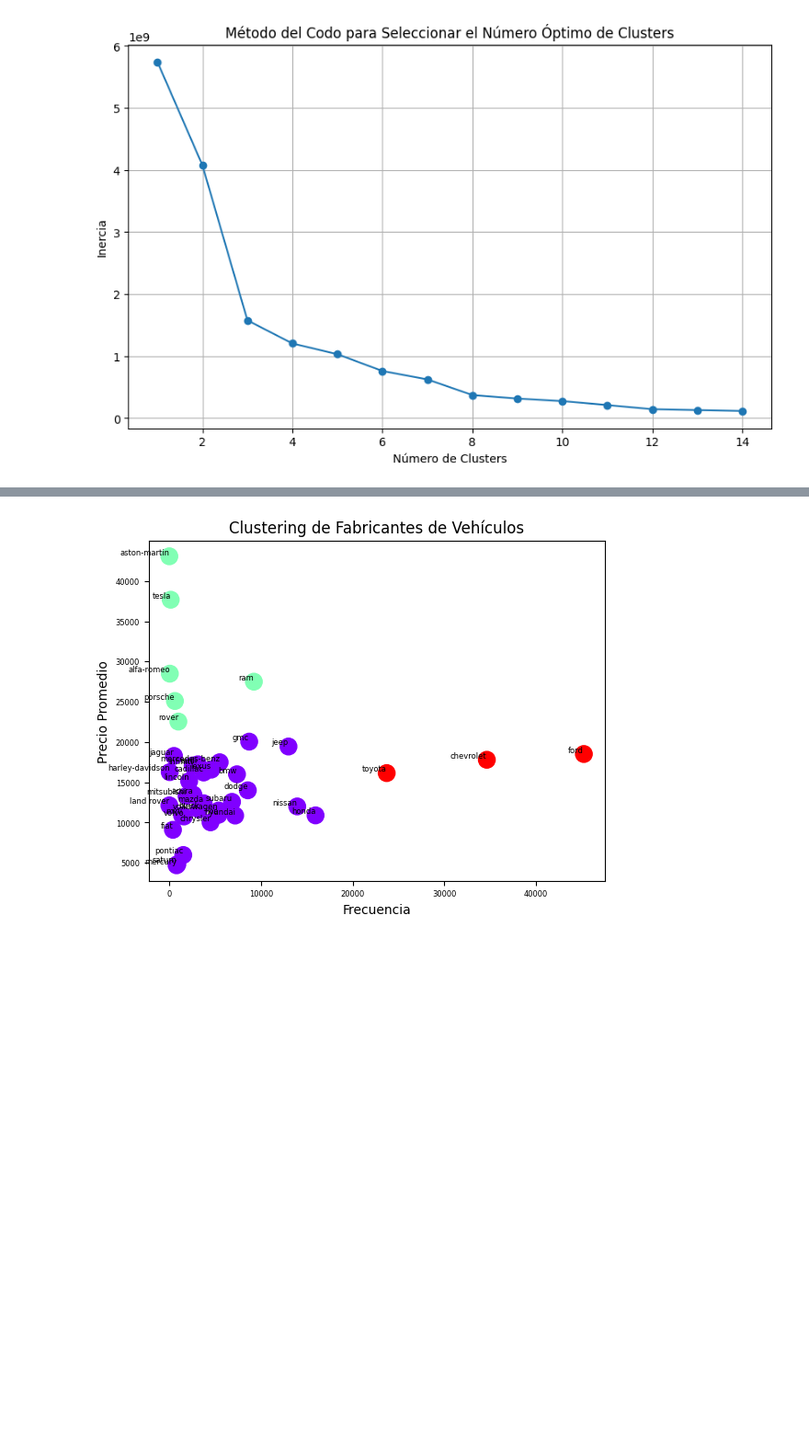
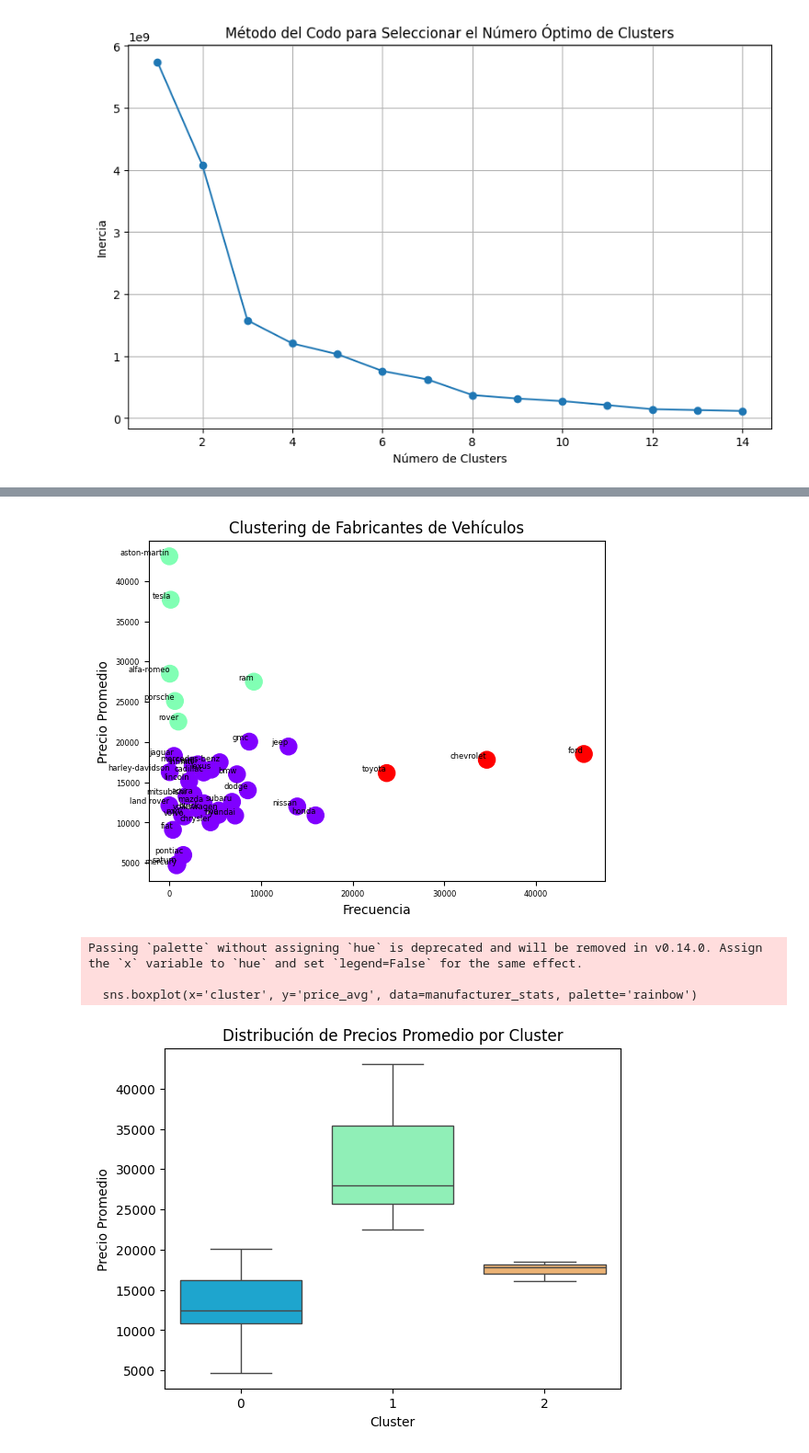
Before and after one commit to grigorow1974/Proyecto_Final, a Jupyter notebook: src/10.Cluster_Analisis_3.ipynb, the cells around one changed output, grey strips where cells are left out. Shown at 92% size. Cells and saved outputs as stored; diff of their text form; code cells hidden in the pictures; blank space fills up the shorter version.

```diff
--- a/src/10.Cluster_Analisis_3.ipynb
+++ b/src/10.Cluster_Analisis_3.ipynb
@@ -179,33 +197,48 @@ kmeans = KMeans(n_clusters=n_clusters, random_state=42)
 kmeans.fit(features)
 
 # Asignamos la etiqueta del cluster a cada fabricante
 manufacturer_stats['cluster'] = kmeans.labels_
 
 # Crear figura y ejes
 fig, ax = plt.subplots()
 
 # Graficar scatter plot con colores por cluster
 scatter = ax.scatter(manufacturer_stats['frequency'], manufacturer_stats['price_avg'], c=manufacturer_stats['cluster'], cmap='rainbow', s=170)
 
 # Agregar etiquetas de fabricante al lado de cada punto
 for index, row in manufacturer_stats.iterrows():
     ax.text(row['frequency'], row['price_avg'], index, fontsize=6, ha='right', va='bottom')
 
 # Ajustar tamaño de fuente de los números en ejes
 ax.tick_params(axis='both', which='major', labelsize=6)
 
 # Añadir etiquetas de ejes y título
 ax.set_xlabel('Frecuencia')
 ax.set_ylabel('Precio Promedio')
 ax.set_title('Clustering de Fabricantes de Vehículos')
 
 # Añadir barra de color para los clusters
 # plt.colorbar(scatter, ax=ax, label='Cluster')
 
 # Mostrar gráfico
 plt.show()
+
+# Crear los boxplots para cada cluster
+sns.boxplot(x='cluster', y='price_avg', data=manufacturer_stats, palette='rainbow')
+
+# Añadir etiquetas de ejes y título
+plt.xlabel('Cluster')
+plt.ylabel('Precio Promedio')
+plt.title('Distribución de Precios Promedio por Cluster')
+
+# Mostrar gráfico
+plt.show()
 # %% [output]
 [figure]
+Passing `palette` without assigning `hue` is deprecated and will be removed in v0.14.0. Assign the `x` variable to `hue` and set `legend=False` for the same effect.
+
+  sns.boxplot(x='cluster', y='price_avg', data=manufacturer_stats, palette='rainbow')
+[figure, added]
 # %%
 # Probamos 4 Clusters
 # Factorize manufacturer to convert it to numerical
```
Also changed, not shown: parts of 2 cells of this notebook.
